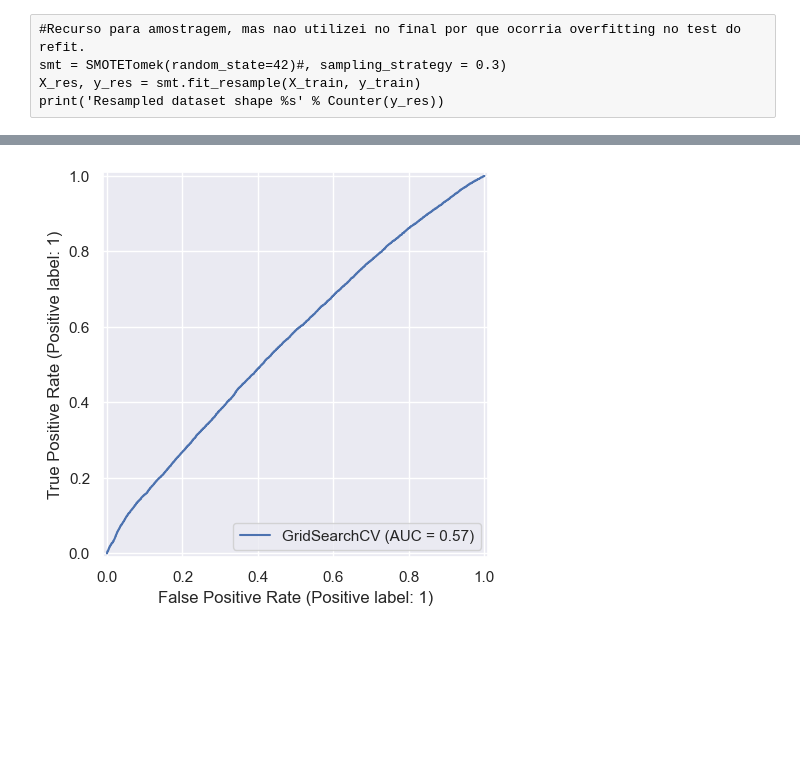
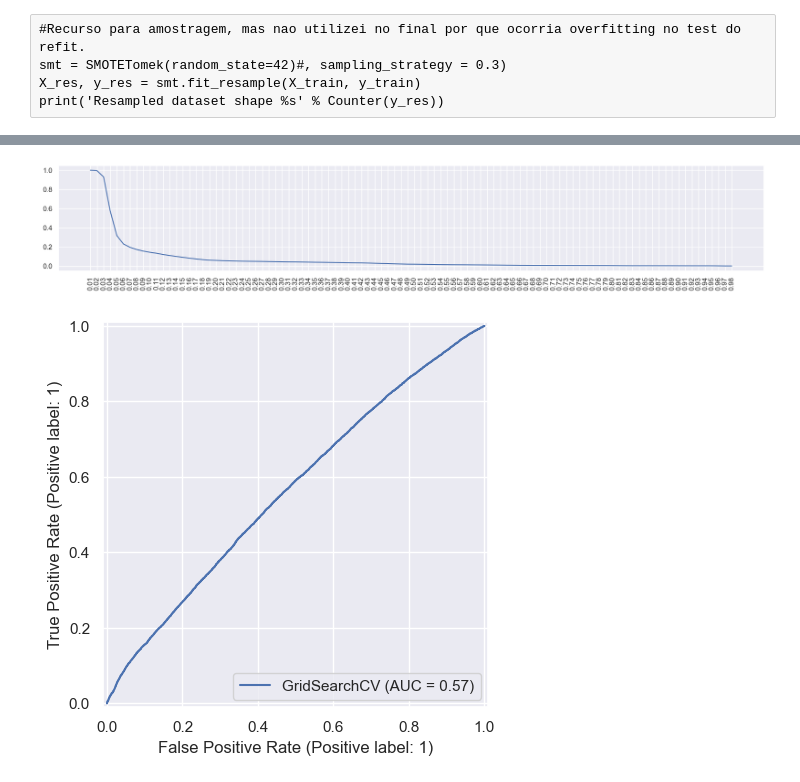
Before and after one commit to AlexCecconi/ReconhecimentoPadroes_FrenchInsurance, a Jupyter notebook: Motor_Insurance_Project.ipynb, the cells around one changed output, grey strips where cells are left out. Cells and saved outputs as stored; diff of their text form; code cells hidden in the pictures; blank space fills up the shorter version.

```diff
--- a/Motor_Insurance_Project.ipynb
+++ b/Motor_Insurance_Project.ipynb
@@ -544,0 +560,9 @@ GaussianNB(var_smoothing=0.0001)
+# %%
+Model_grid.fit(X_train_pca, y_train_pca )
+
+print(Model_grid.score(X_test_pca, y_test_pca) )
+print(Model_grid.best_estimator_)
+
+Model_grid_results_pca = pd.DataFrame(Model_grid.cv_results_)
+Model_grid_results_pca.insert(0, "df_Feature", 'PCA', True)
+best_grid_pca = Model_grid.best_params_
@@ -544,0 +573,9 @@ GaussianNB(var_smoothing=0.0001)
+# %%
+Model_grid.fit(X_train_GA, y_train_GA )
+
+print(Model_grid.score(X_test_GA,y_test_GA) )
+print(Model_grid.best_estimator_)
+
+Model_grid_results_GA = pd.DataFrame(Model_grid.cv_results_)
+Model_grid_results_GA.insert(0, "df_Feature", 'GA', True)
+best_grid_GA = Model_grid.best_params_
@@ -544,0 +586,9 @@ GaussianNB(var_smoothing=0.0001)
+# %%
+Model_grid.fit(X_train_SFS, y_train_SFS )
+
+print(Model_grid.score(X_test_SFS,y_test_SFS) )
+print(Model_grid.best_estimator_)
+
+Model_grid_results_SFS = pd.DataFrame(Model_grid.cv_results_)
+Model_grid_results_SFS.insert(0, "df_Feature", 'SFS', True)
+best_grid_SFS = Model_grid.best_params_
@@ -545,3 +616,21 @@ GaussianNB(var_smoothing=0.0001)
+# %%
+#Gera insumos para avaliar a sensibilidade por limiares diversos
+
+prob = pd.DataFrame(Model_grid.best_estimator_.predict_proba(X_test))
+recall = []
+
+for n in np.arange(0.01,0.99,0.01):
+    prob['y_pred'] = prob[1].apply(lambda x: 1 if x > n else 0)
+    recall.append( recall_score(y_test, prob['y_pred'] ) )
+# %%
+#Plot sensibilidade por limiares e identificar ponto otimo.
+fig, ax = plt.subplots(1,1 ,figsize=(20,3))
+plt.plot(np.arange(0.01,0.99,0.01), recall)
+plt.xticks( np.arange(0.01,0.99,0.01) )
+plt.xticks(rotation=90)
+plt.show()
+# %% [output]
+[figure, added]
 # %%
 #Curva ROC
 fig, ax = plt.subplots(1,1 ,figsize=(10,5))
```
Also changed, not shown: parts of 27 cells of this notebook.
